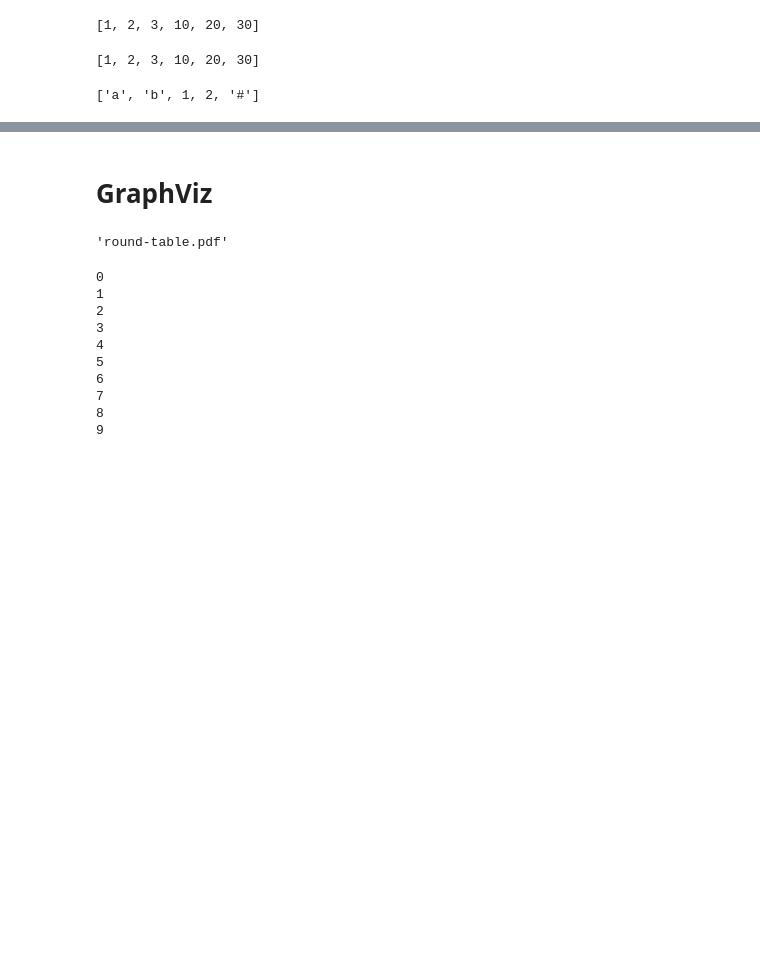
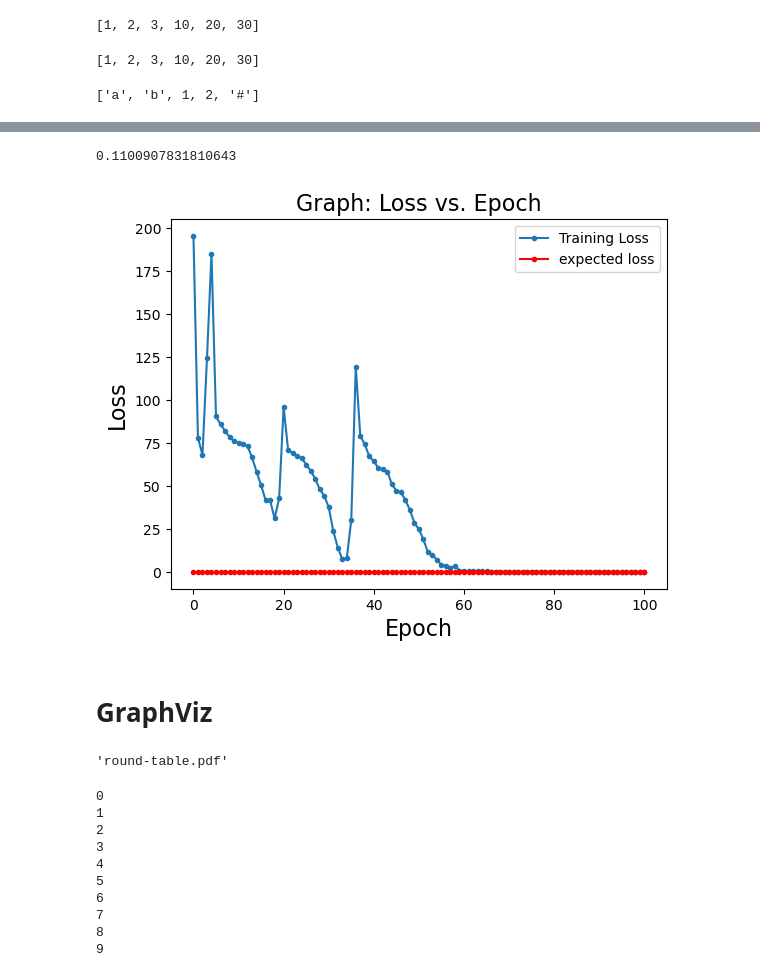
Before and after one commit to Rafsanjani-Hub/Karpathy, a Jupyter notebook: Karpathy_DL_Colab_extention.ipynb, the cells around one changed output, grey strips where cells are left out. Cells and saved outputs as stored; diff of their text form; code cells hidden in the pictures; blank space fills up the shorter version.

```diff
--- a/Karpathy_DL_Colab_extention.ipynb
+++ b/Karpathy_DL_Colab_extention.ipynb
@@ -646,0 +856,4 @@ sum(V, [])
+# %%
+model = MLP(2, [16, 16, 1]) # 2-layer neural network
+# print(model)
+print("number of parameters", len(model.parameters()))
@@ -646,0 +862,29 @@ sum(V, [])
+# %%
+epochs = 100
+
+LOSS = []
+
+for epoch in range(0, epochs+1):
+
+    # Step-1: forward pass:
+    Yp = [model(x) for x in X]
+    loss = sum([(y-yp)**2.0 for (y, yp) in zip(Y, Yp)])
+
+    # Step-2: backward pass:
+    for param in model.parameters():
+        param.grad = 0.0
+    #end-for
+    loss.backward()
+
+
+    # Step-3: update parameters:
+    # step_size = 1.0 - ((0.9*epoch)/100.0)
+    step_size = 0.01
+    for param in model.parameters():
+        param.data += - (step_size * param.grad)
+    #end-for
+
+    #outputs:
+    print(f'epach:{epoch}, step_size={step_size}, loss:{loss.data:0.6f}')
+    LOSS.append(loss.data)
+#end-for
@@ -647,3 +909,11 @@ sum(V, [])
+# %%
+LOSS[-1]
+# %% [output]
+0.1100907831810643
+# %%
+lossPlot(LOSS)
+# %% [output]
+[figure, added]
 # %% [markdown]
 # GraphViz
 # %%
```
Also changed, not shown: parts of 41 cells of this notebook.
